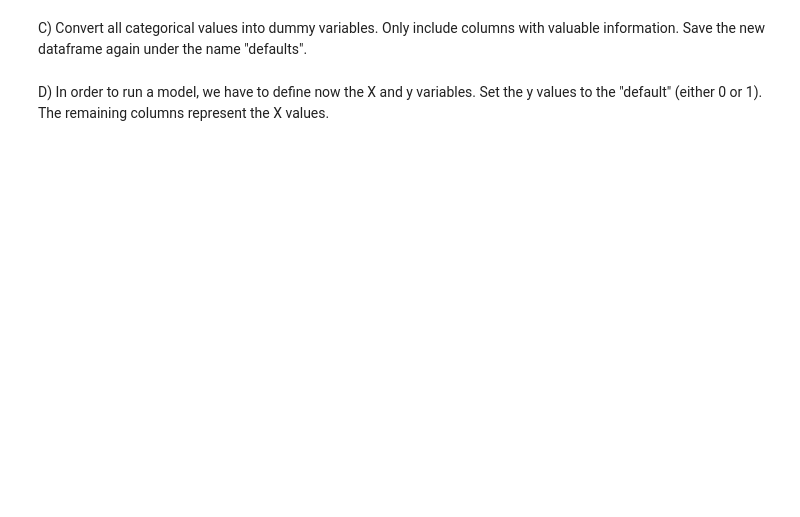
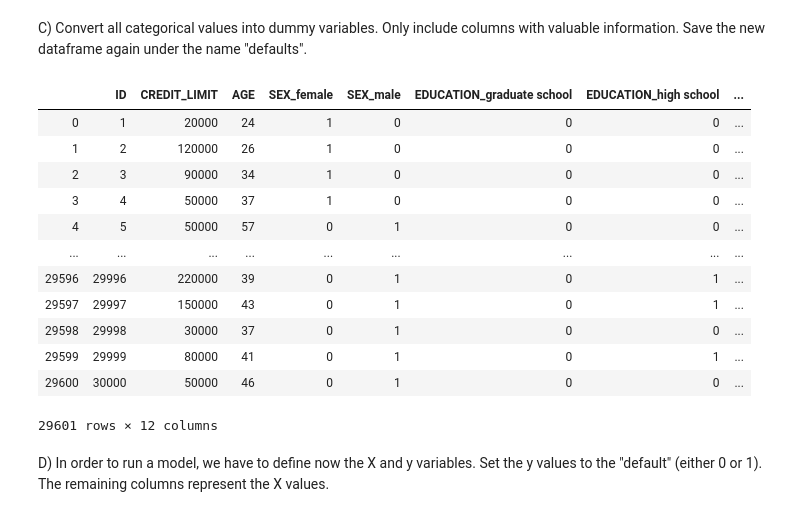
Before and after one commit to georgewu112/Techlab-data-science, a Jupyter notebook: TechLabs Data Science Exam1.ipynb, the cells around one changed output. Cells and saved outputs as stored; diff of their text form; code cells hidden in the pictures; blank space fills up the shorter version.

```diff
--- a/TechLabs Data Science Exam1.ipynb
+++ b/TechLabs Data Science Exam1.ipynb
@@ -317,2 +322,7 @@ Dataset used: "defaults.xls"
 # %% [markdown]
 A) Load the dataset "defaults.xls" and save it under the name "defaults". Display the datatypes of all columns of the dataset "defaults.xls".
+# %%
+defaults = pd.read_excel('defaults.xls')
+#defaults.dtypes
+defaults.info()
+defaults.head
@@ -319,3 +356,8 @@ A) Load the dataset "defaults.xls" and save it under the name "defaults". Displa
 # %% [markdown]
 B) Some column(s) might not be needed. Get rid of them. Explain why you get rid of the respective column(s). </p>
 Save the new dataframe again under the name "defaults".
+# %%
+#delete the columns of 'default' because it only contains two values that not useful for analysis and its format is also not consistent with others, which are written in cpitals
+#have no idea why "inplace=True" doesn't work here, it doesn't allow me to use inplace=true and use' defaults=defaults.drop...' to save the modified dataframe.so I save the new dataframe as 'defaults1'
+defaults1=defaults.drop('default', axis=1)
+defaults1
@@ -322,5 +378,23 @@ Save the new dataframe again under the name "defaults".
 # %% [markdown]
 C) Convert all categorical values into dummy variables. Only include columns with valuable information. </p>
 Save the new dataframe again under the name "defaults".
+# %%
+defaults1.head
+defaults1=pd.get_dummies(defaults1)
+defaults1
+# %% [output]
+|  | ID | CREDIT_LIMIT | AGE | SEX_female | SEX_male | EDUCATION_graduate school | EDUCATION_high school | ... |
+| 0 | 1 | 20000 | 24 | 1 | 0 | 0 | 0 | ... |
+| 1 | 2 | 120000 | 26 | 1 | 0 | 0 | 0 | ... |
+| 2 | 3 | 90000 | 34 | 1 | 0 | 0 | 0 | ... |
+| 3 | 4 | 50000 | 37 | 1 | 0 | 0 | 0 | ... |
+| 4 | 5 | 50000 | 57 | 0 | 1 | 0 | 0 | ... |
+| ... | ... | ... | ... | ... | ... | ... | ... | ... |
+| 29596 | 29996 | 220000 | 39 | 0 | 1 | 0 | 1 | ... |
+| 29597 | 29997 | 150000 | 43 | 0 | 1 | 0 | 1 | ... |
+| 29598 | 29998 | 30000 | 37 | 0 | 1 | 0 | 0 | ... |
+| 29599 | 29999 | 80000 | 41 | 0 | 1 | 0 | 1 | ... |
+| 29600 | 30000 | 50000 | 46 | 0 | 1 | 0 | 0 | ... |
+29601 rows × 12 columns
 # %% [markdown]
 D) In order to run a model, we have to define now the X and y variables. Set the y values to the "default" (either 0 or 1). The remaining columns represent the X values.
```
Also changed, not shown: parts of 6 cells of this notebook.
